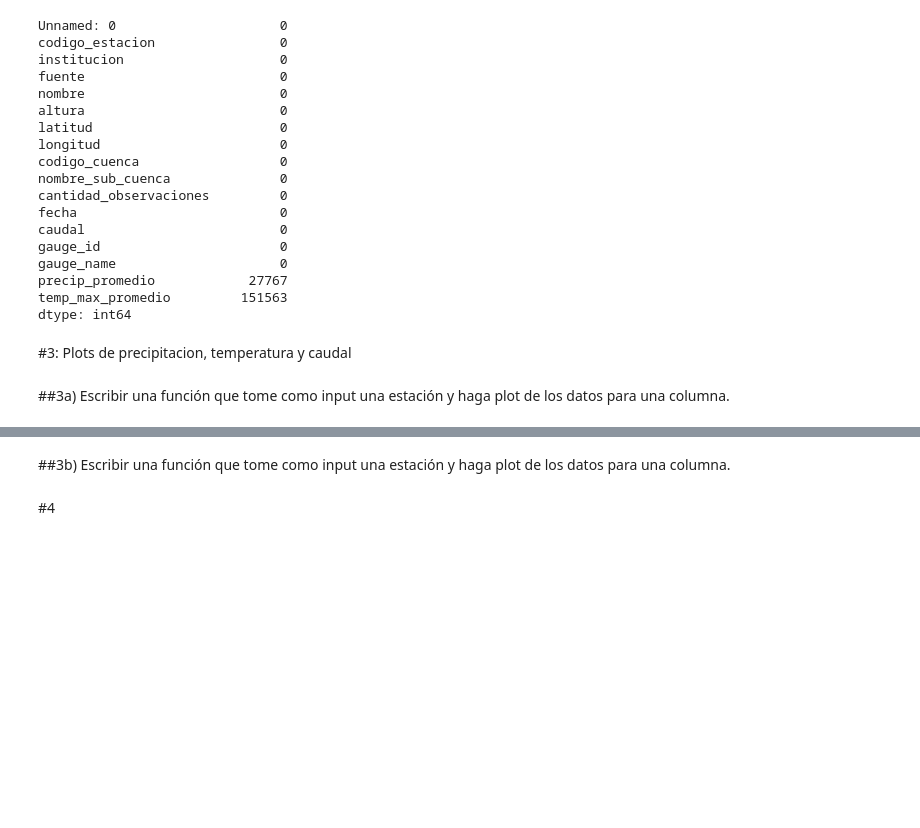
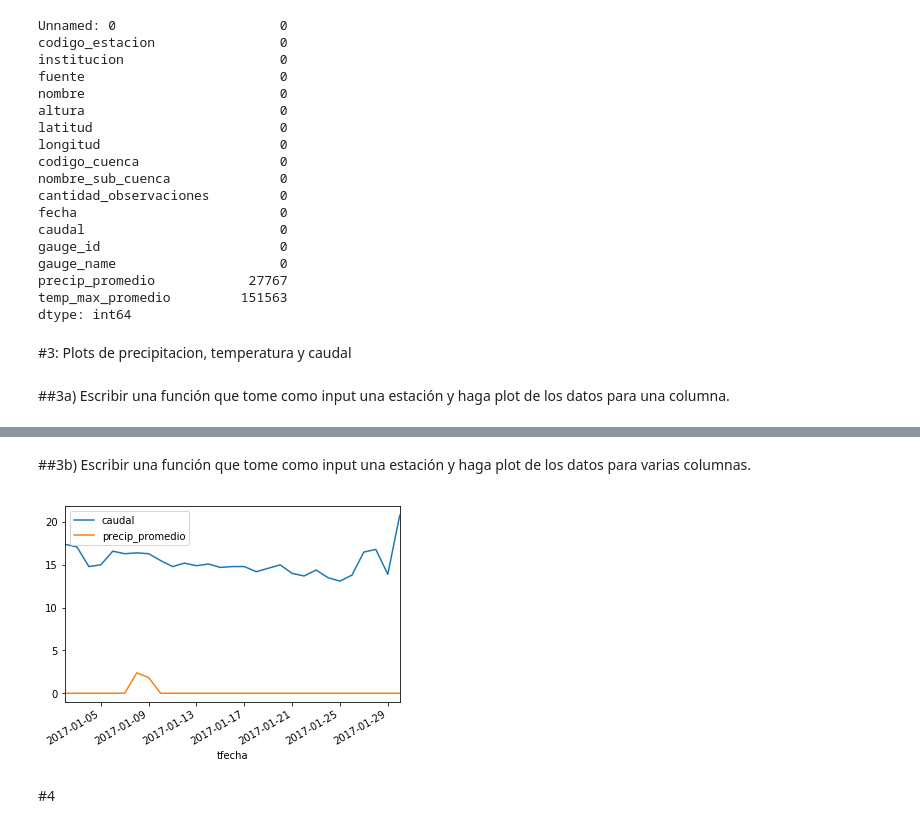
Before and after one commit to juglar-diaz/ClimatologicalFeaturesChile, a Jupyter notebook: Test_Spike.ipynb, the cells around one changed output, grey strips where cells are left out. Saved outputs shown, nothing was run; the diff lists cells and outputs as text; code cells hidden in the pictures; blank space fills up the shorter version.

```diff
--- a/Test_Spike.ipynb
+++ b/Test_Spike.ipynb
@@ -160,5 +153,5 @@ time_plot_una_estacion(codigo_estacion, columna, fecha_min, fecha_max)
 # %% [markdown]
-##3b) Escribir una función que tome como input una estación y haga plot de los datos para una columna.
+##3b) Escribir una función que tome como input una estación y haga plot de los datos para varias columnas.
 # %%
 def time_plot_estaciones_varias_columnas(codigo_estacion, columnas, fecha_min, fecha_max):
     datatoplot = data[data['codigo_estacion'] == codigo_estacion]
@@ -168,9 +163,11 @@ def time_plot_estaciones_varias_columnas(codigo_estacion, columnas, fecha_min, f
 # %%
 codigo_estacion = list(data["codigo_estacion"])[-1]
 columnas = ["caudal","precip_promedio"]
 fecha_min = "2017-01-01"
 fecha_max = "2017-01-31"
-time_plot_una_estacion(codigo_estacion, columnas, fecha_min, fecha_max)
+time_plot_estaciones_varias_columnas(codigo_estacion, columnas, fecha_min, fecha_max)
+# %% [output]
+[figure, added]
 # %% [markdown]
 #4
 # %%
```
Also changed, not shown: parts of 28 cells of this notebook.
